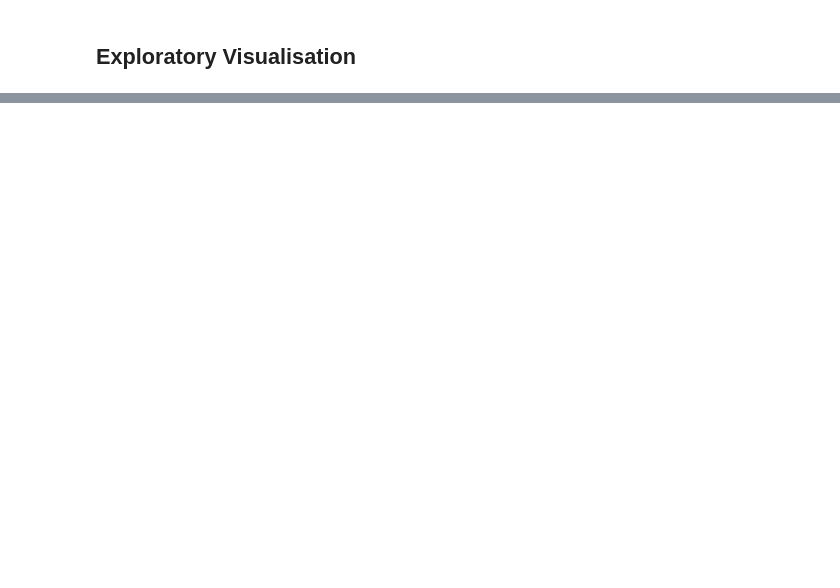
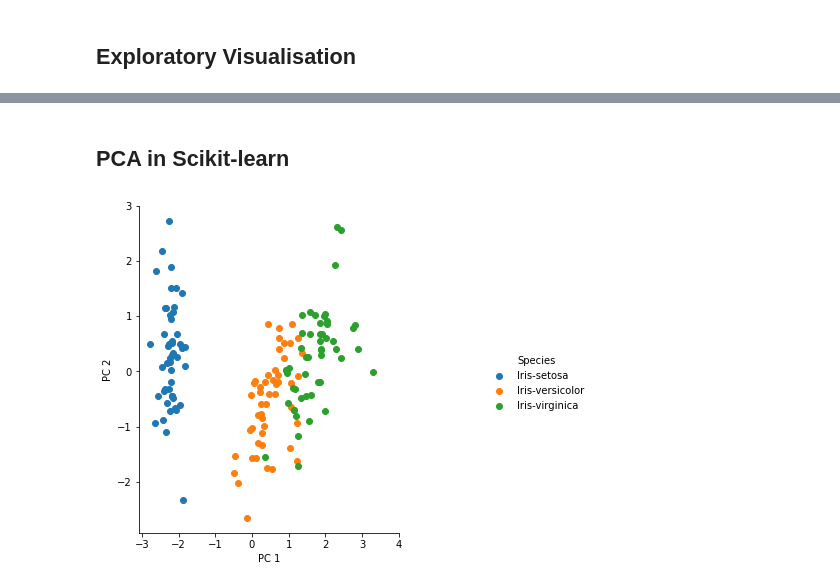
Before and after one commit to Devtown-India/-REVIEW-PCA-WORKBOOK, a Jupyter notebook: PCA.ipynb, the cells around one changed output, grey strips where cells are left out. Drawn from its saved outputs; the diff is of its cells as text; code cells hidden in the pictures; blank space fills up the shorter version.

```diff
--- a/PCA.ipynb
+++ b/PCA.ipynb
@@ -37,0 +221,16 @@ import seaborn as sns
+# %% [markdown]
+## PCA in Scikit-learn
+# %%
+from sklearn.decomposition import PCA as sklearnPCA
+sklearn_pca=sklearnPCA(n_components=2)
+Y_sklearn=sklearn_pca.fit_transform(X_std)
+dataframe=pd.DataFrame(data=Y_sklearn,columns=['PC 1','PC 2'])
+finalDf1=pd.concat([dataframe,df[['Species']]],axis=1)
+finalDf1
+ax=sns.FacetGrid(finalDf1,hue='Species').map(plt.scatter,'PC 1','PC 2').add_legend()
+plt.xlim(None,4)
+plt.ylim(None,3)
+ax.fig.set_figwidth(8)
+ax.fig.set_figheight(6)
+# %% [output]
+[figure, added]
```
Also changed, not shown: parts of 16 cells of this notebook.
